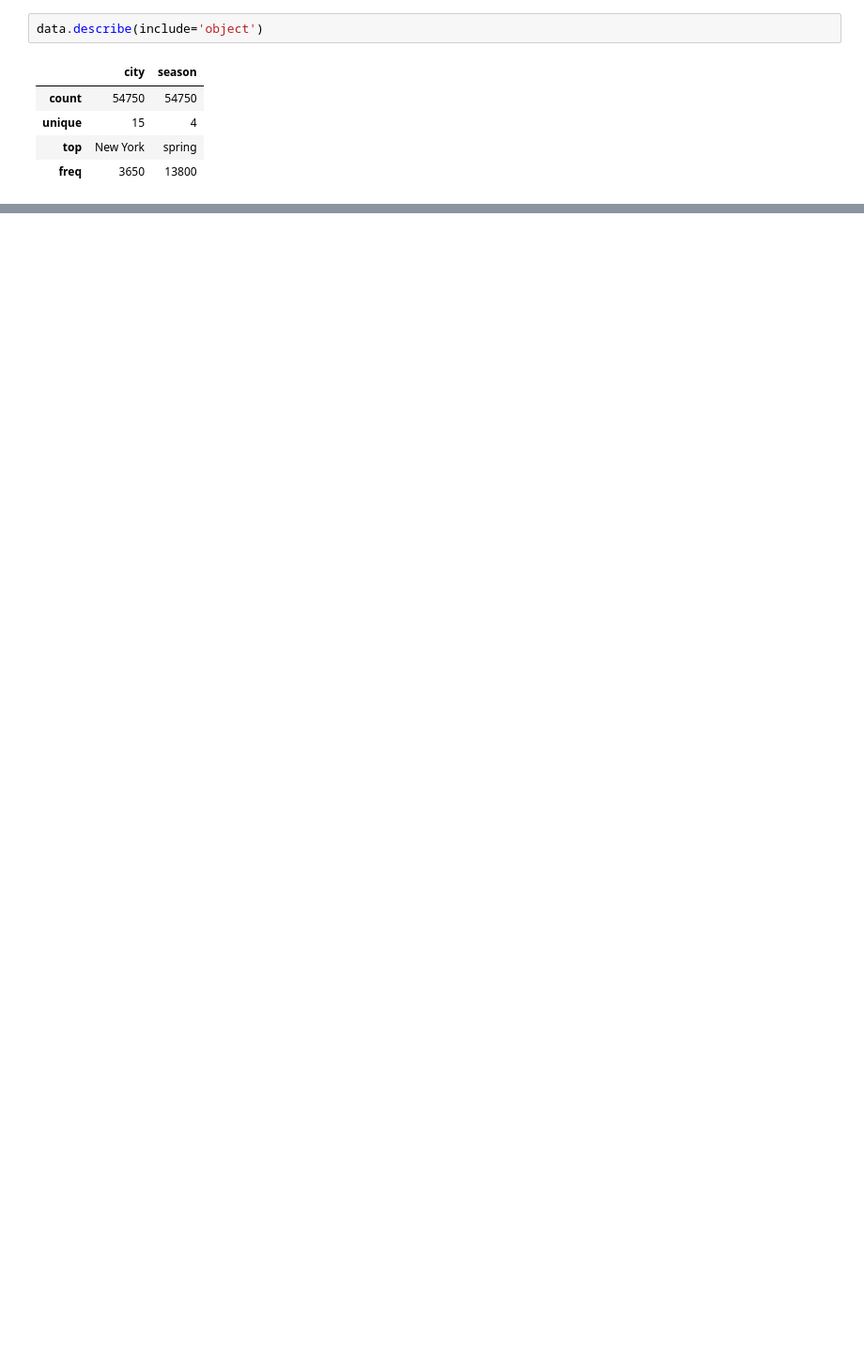
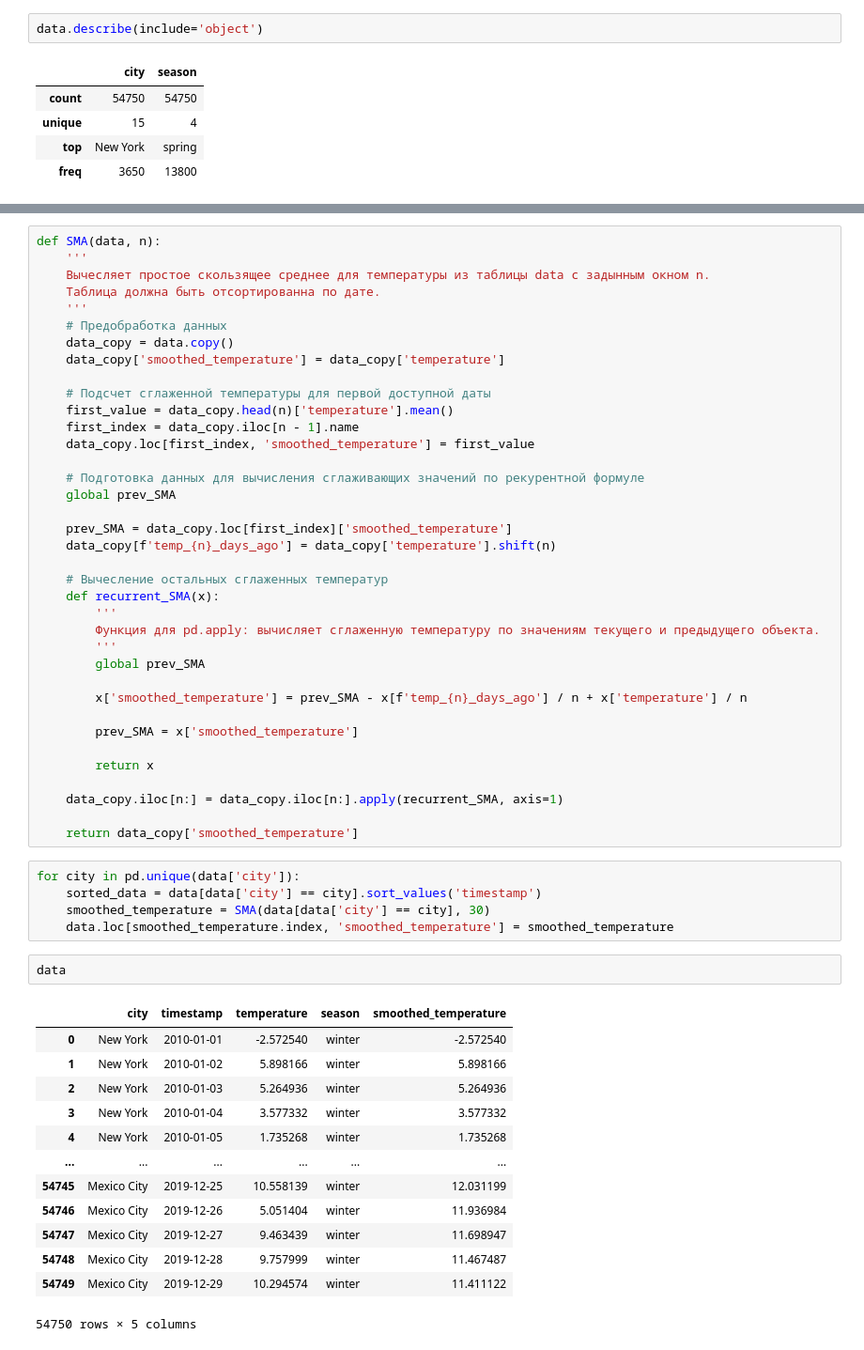
Before and after one commit to vasilyryabtsev/temperature-data, a Jupyter notebook: historical_data_analysis.ipynb, the cells around one changed output, grey strips where cells are left out. Shown at 94% size. Saved outputs shown, nothing was run; the diff lists cells and outputs as text; blank space fills up the shorter version.

```diff
--- a/historical_data_analysis.ipynb
+++ b/historical_data_analysis.ipynb
@@ -104,0 +67,58 @@ data.describe(include='object')
+# %%
+def SMA(data, n):
+    '''
+    Вычесляет простое скользящее среднее для температуры из таблицы data c задынным окном n.
+    Таблица должна быть отсортированна по дате.
+    '''
+    # Предобработка данных
+    data_copy = data.copy()
+    data_copy['smoothed_temperature'] = data_copy['temperature']
+
+    # Подсчет сглаженной температуры для первой доступной даты
+    first_value = data_copy.head(n)['temperature'].mean()
+    first_index = data_copy.iloc[n - 1].name
+    data_copy.loc[first_index, 'smoothed_temperature'] = first_value
+
+    # Подготовка данных для вычисления сглаживающих значений по рекурентной формуле
+    global prev_SMA
+
+    prev_SMA = data_copy.loc[first_index]['smoothed_temperature']
+    data_copy[f'temp_{n}_days_ago'] = data_copy['temperature'].shift(n)
+
+    # Вычесление остальных сглаженных температур
+    def recurrent_SMA(x):
+        '''
+        Функция для pd.apply: вычисляет сглаженную температуру по значениям текущего и предыдущего объекта.
+        '''
+        global prev_SMA
+
+        x['smoothed_temperature'] = prev_SMA - x[f'temp_{n}_days_ago'] / n + x['temperature'] / n
+
+        prev_SMA = x['smoothed_temperature']
+
+        return x
+
+    data_copy.iloc[n:] = data_copy.iloc[n:].apply(recurrent_SMA, axis=1)
+
+    return data_copy['smoothed_temperature']
+# %%
+for city in pd.unique(data['city']):
+    sorted_data = data[data['city'] == city].sort_values('timestamp')
+    smoothed_temperature = SMA(data[data['city'] == city], 30)
+    data.loc[smoothed_temperature.index, 'smoothed_temperature'] = smoothed_temperature
+# %%
+data
+# %% [output]
+|  | city | timestamp | temperature | season | smoothed_temperature |
+| 0 | New York | 2010-01-01 | -2.572540 | winter | -2.572540 |
+| 1 | New York | 2010-01-02 | 5.898166 | winter | 5.898166 |
+| 2 | New York | 2010-01-03 | 5.264936 | winter | 5.264936 |
+| 3 | New York | 2010-01-04 | 3.577332 | winter | 3.577332 |
+| 4 | New York | 2010-01-05 | 1.735268 | winter | 1.735268 |
+| ... | ... | ... | ... | ... | ... |
+| 54745 | Mexico City | 2019-12-25 | 10.558139 | winter | 12.031199 |
+| 54746 | Mexico City | 2019-12-26 | 5.051404 | winter | 11.936984 |
+| 54747 | Mexico City | 2019-12-27 | 9.463439 | winter | 11.698947 |
+| 54748 | Mexico City | 2019-12-28 | 9.757999 | winter | 11.467487 |
+| 54749 | Mexico City | 2019-12-29 | 10.294574 | winter | 11.411122 |
+54750 rows × 5 columns
```
Also changed, not shown: parts of 13 cells of this notebook.
